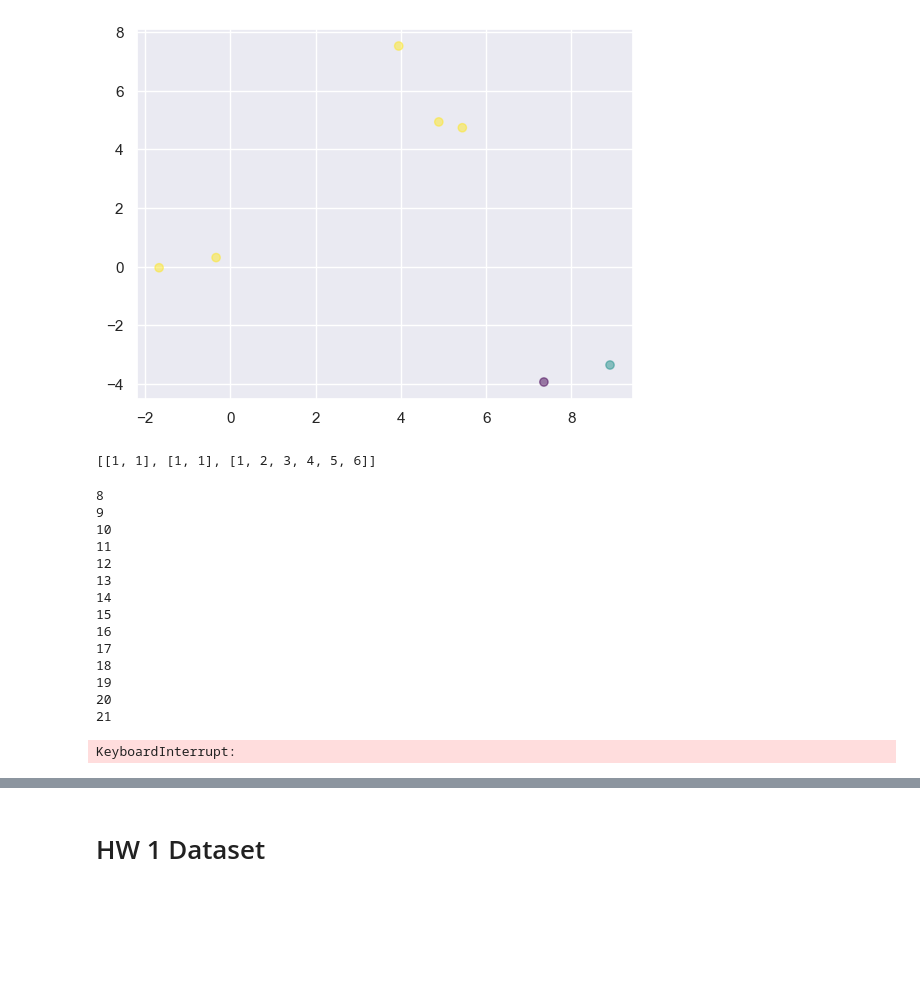
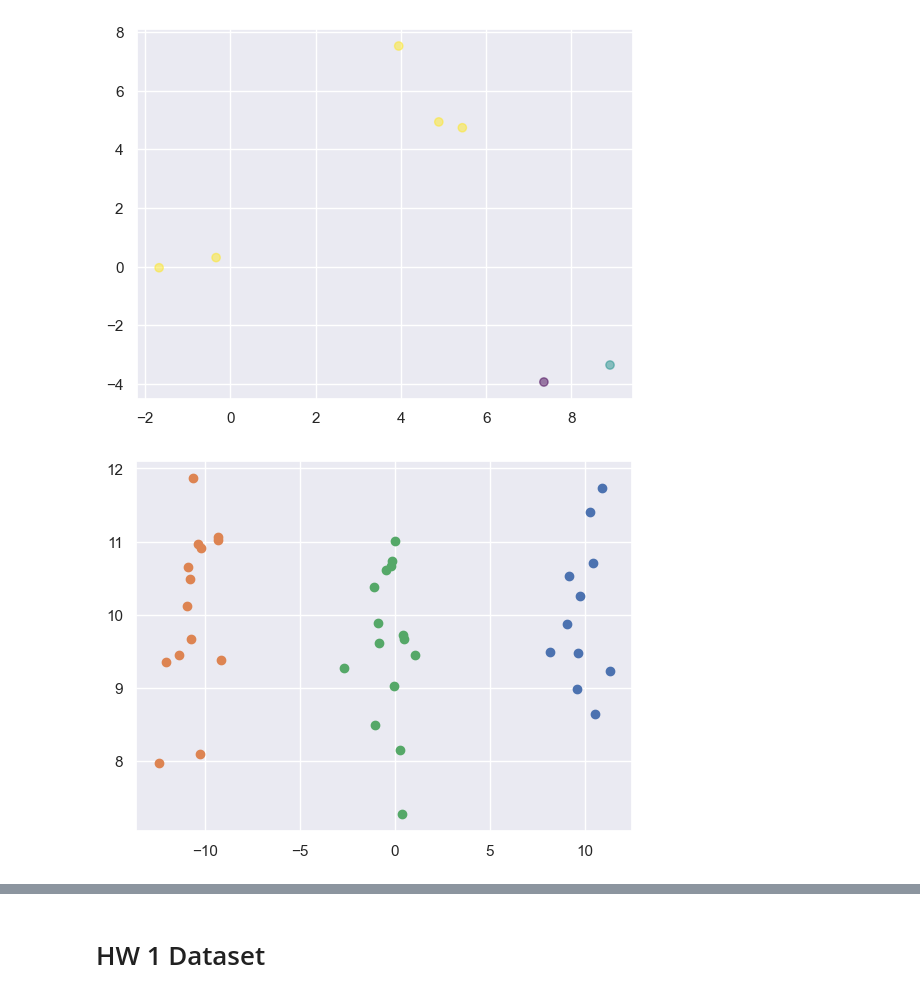
Before and after one commit to gil2rok/geometric-data-analysis, a Jupyter notebook: hw1/code/questions.ipynb, the cells around one changed output, grey strips where cells are left out. Saved outputs shown, nothing was run; the diff lists cells and outputs as text; code cells hidden in the pictures; blank space fills up the shorter version.

```diff
--- a/hw1/code/questions.ipynb
+++ b/hw1/code/questions.ipynb
@@ -73,33 +90,16 @@ plt.scatter(X[:,0], X[:,1], c=cluster_assignements, alpha=0.5, cmap='viridis')
 # %% [output]
 <matplotlib.collections.PathCollection at 0x...>
 [figure]
-# %%
-l3 = [[1, 1], [1, 1]]
-l1 = [1, 2, 3]
-l2 = [4, 5, 6]
-l3.append(l1 + l2)
-l3
-# %% [output]
-[[1, 1], [1, 1], [1, 2, 3, 4, 5, 6]]
-# %%
-single_linkage = SingleLinkage(X, metric=euclidean_dist)
-single_linkage.fit()
-
-k = 3
-single_linkage.dendrogram[k]
-# %% [output]
-8
-9
-10
-11
-12
-13
-14
-15
-16
-17
-18
-19
-20
-21
-KeyboardInterrupt:
+# %%
+single_linkage = SingleLinkage(X, metric=euclidean_dist)
+single_linkage.fit()
+
+k = 3
+idx = num_data_pts - k
+for cluster in single_linkage.dendrogram[idx]:
+    x = [data_pt[0] for data_pt in cluster]
+    y = [data_pt[1] for data_pt in cluster]
+    plt.scatter(x, y)
+plt.show()
+# %% [output]
+[figure, added]
```
Also changed, not shown: parts of 7 cells of this notebook, 11 other files.
